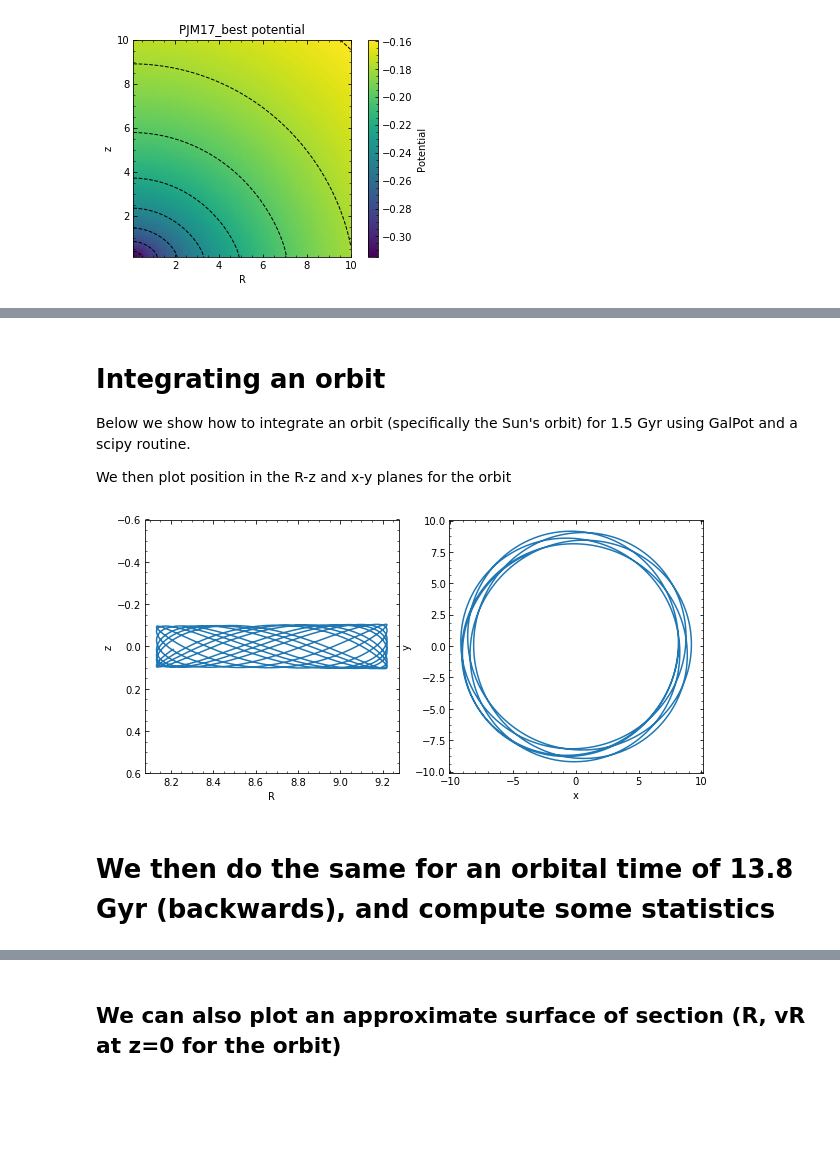
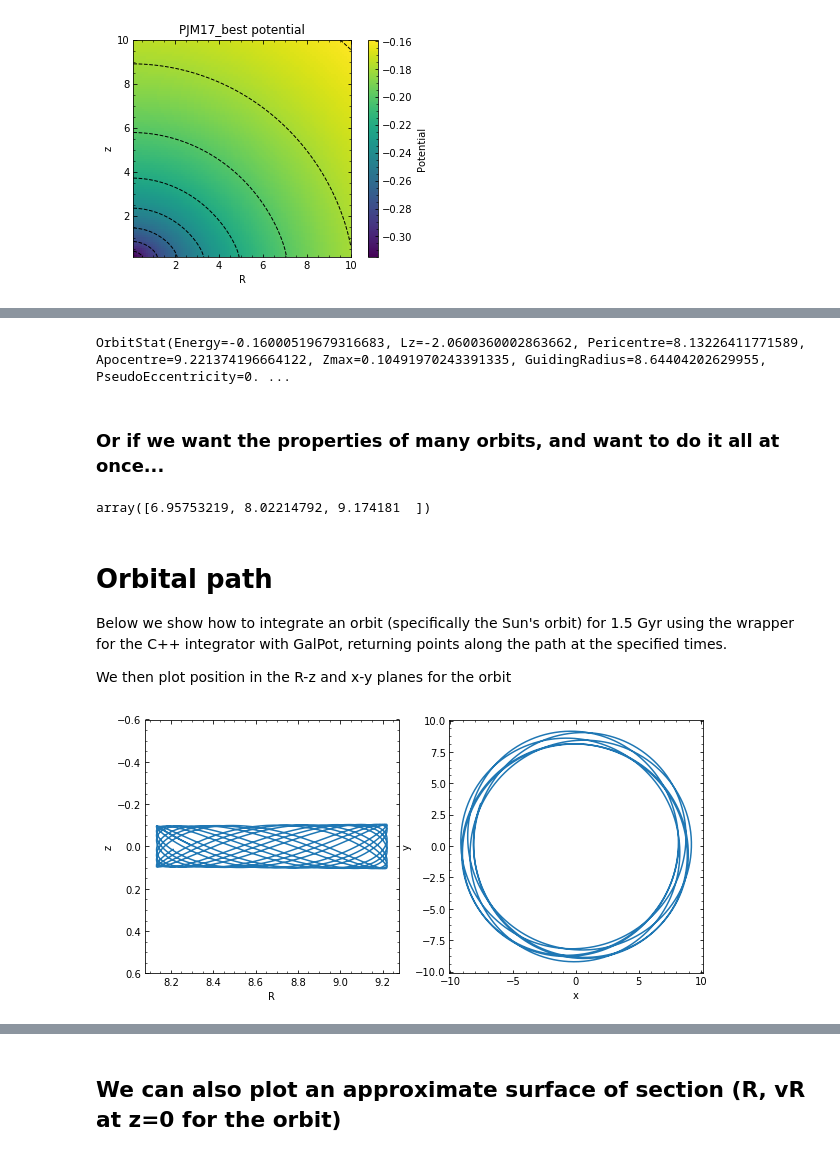
Before and after one commit to PaulMcMillan-Astro/GalPot, a Jupyter notebook: GalPotPythonExample.ipynb, the cells around one changed output, grey strips where cells are left out. Saved outputs shown, nothing was run; the diff lists cells and outputs as text; code cells hidden in the pictures; blank space fills up the shorter version.

```diff
--- a/GalPotPythonExample.ipynb
+++ b/GalPotPythonExample.ipynb
@@ -139,48 +126,65 @@ array([-1.13523630e-02,  7.41483171e-03, -3.05624732e-02,  7.45857562e-04,
+# %%
+from GalPot import OrbitIntegrator
+# Setup with potential
+OI = OrbitIntegrator(Phi)
+# Get stats
+OI.getOrbitStats(xv_ini)
+# %% [output]
+OrbitStat(Energy=-0.16000519679316683, Lz=-2.0600360002863662, Pericentre=8.13226411771589, Apocentre=9.221374196664122, Zmax=0.10491970243391335, GuidingRadius=8.64404202629955, PseudoEccentricity=0. ...
+# %% [markdown]
+### Or if we want the properties of many orbits, and want to do it all at once...
+# %%
+norb = 3
+
+R_ini = np.linspace(7,9,norb)
+z_ini = np.linspace(0.5,2.,norb)
+phi_ini = np.zeros_like(R_ini)
+vR_ini = -11.1/Phi.kpc_Myr_to_km_s * np.ones_like(R_ini)
+vz_ini = 7.25/Phi.kpc_Myr_to_km_s * np.ones_like(R_ini)
+vphi_ini = (-233.1-12.24)/Phi.kpc_Myr_to_km_s * np.ones_like(R_ini)
+
+OrbitInput = np.vstack([R_ini,z_ini,phi_ini,vR_ini,vz_ini,vphi_ini]).T
+OrbitStatistics = OI.getOrbitStats(OrbitInput)
+OrbitStatistics.Pericentre
+# %% [output]
+array([6.95753219, 8.02214792, 9.174181  ])
 # %% [markdown]
-# Integrating an orbit
+# Orbital path
 
-Below we show how to integrate an orbit (specifically the Sun's orbit) for 1.5 Gyr using GalPot and a scipy routine.
+Below we show how to integrate an orbit (specifically the Sun's orbit) for 1.5 Gyr using the wrapper for the C++ integrator with GalPot, returning points along the path at the specified times.
 
 We then plot position in the R-z and x-y planes for the orbit
 # %%
-t_limits = (0,1300.)
-t_eval=np.linspace(0,1300,5000)
+# times we want to know about
+t_eval=np.linspace(0,1500,5000)
 
-# integrate the orbit
-orb = scipy.integrate.solve_ivp(Phi.XVDerivative, t_limits, xv_ini,
-                                method='RK45',t_eval=t_eval,rtol=1e-5)
-# new in scipy 1.0.0 - this part will only work if your scipy install is relatively up to date
+# run the code
+OrbitPath,OrbitStatistics = OI.getOrbitPathandStats(xv_ini,t_eval)
 
-# N.B. the choice of rtol is (semi-)arbitrary here.
-# It determines the precision or the orbital integration.
-# Higher values may be required for some cases, and lower may be preferred to
-# increase computation speed in other cases
 
-R    = orb.y[0]
-z    = orb.y[1]
-phi  = orb.y[2]
-vR   = orb.y[3]
-vz   = orb.y[4]
-vphi = orb.y[5]
+R    = OrbitPath[:,0]
+z    = OrbitPath[:,1]
+phi  = OrbitPath[:,2]
+vR   = OrbitPath[:,3]
+vz   = OrbitPath[:,4]
+vphi = OrbitPath[:,5]
 
 plt.gcf().set_size_inches(10, 5)
 plt.subplot(121)
 plt.plot(R,z)
 xmin,xmax = plt.xlim()
 ymin,ymax = plt.ylim()
 if ymax-ymin < xmax-xmin :
     plt.ylim(0.5*(xmax-xmin), -0.5*(xmax-xmin))
 
 plt.gca().set_aspect('equal')
 plt.xlabel('R')
 plt.ylabel('z')
 plt.subplot(122)
 plt.plot(R*np.cos(phi),R*np.sin(phi))
 plt.xlabel('x')
 plt.ylabel('y')
 plt.gca().set_aspect('equal')
 plt.show()
 # %% [output]
-[figure, old version]
+[figure, new version]
-# %% [markdown]
-# We then do the same for an orbital time of 13.8 Gyr (backwards), and compute some statistics
```
Also changed, not shown: parts of 31 cells of this notebook, 5 other files.
